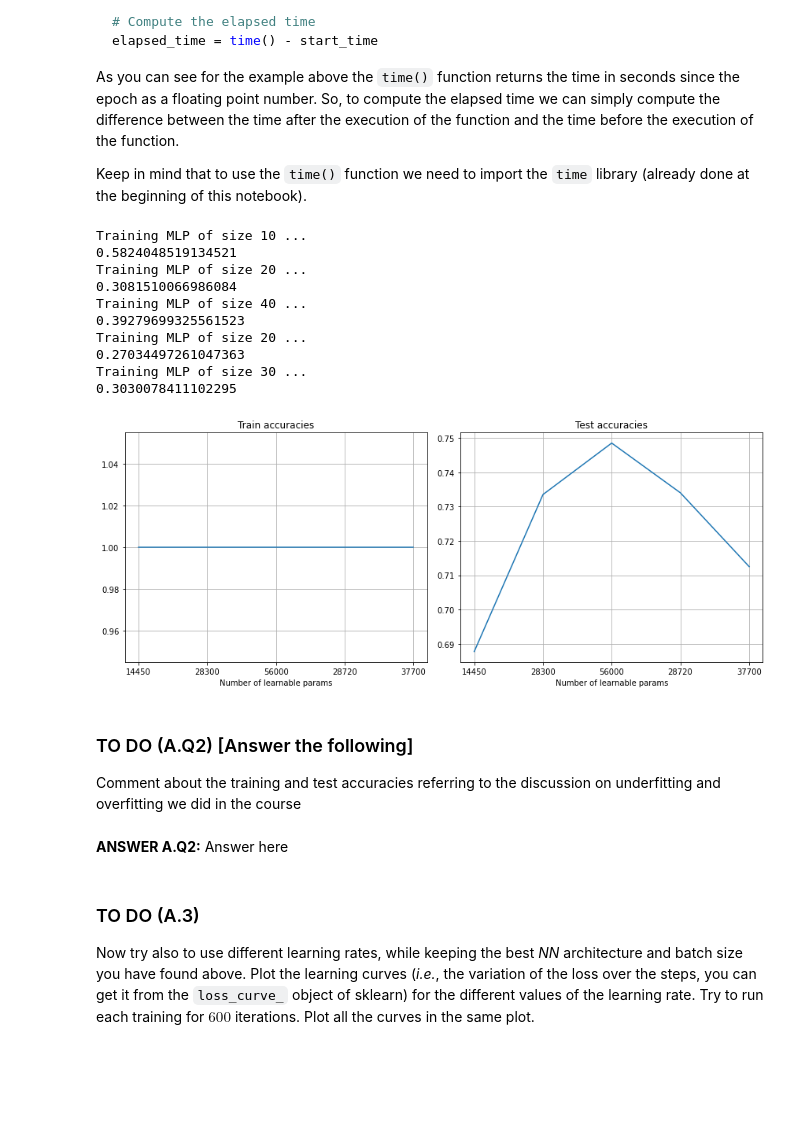
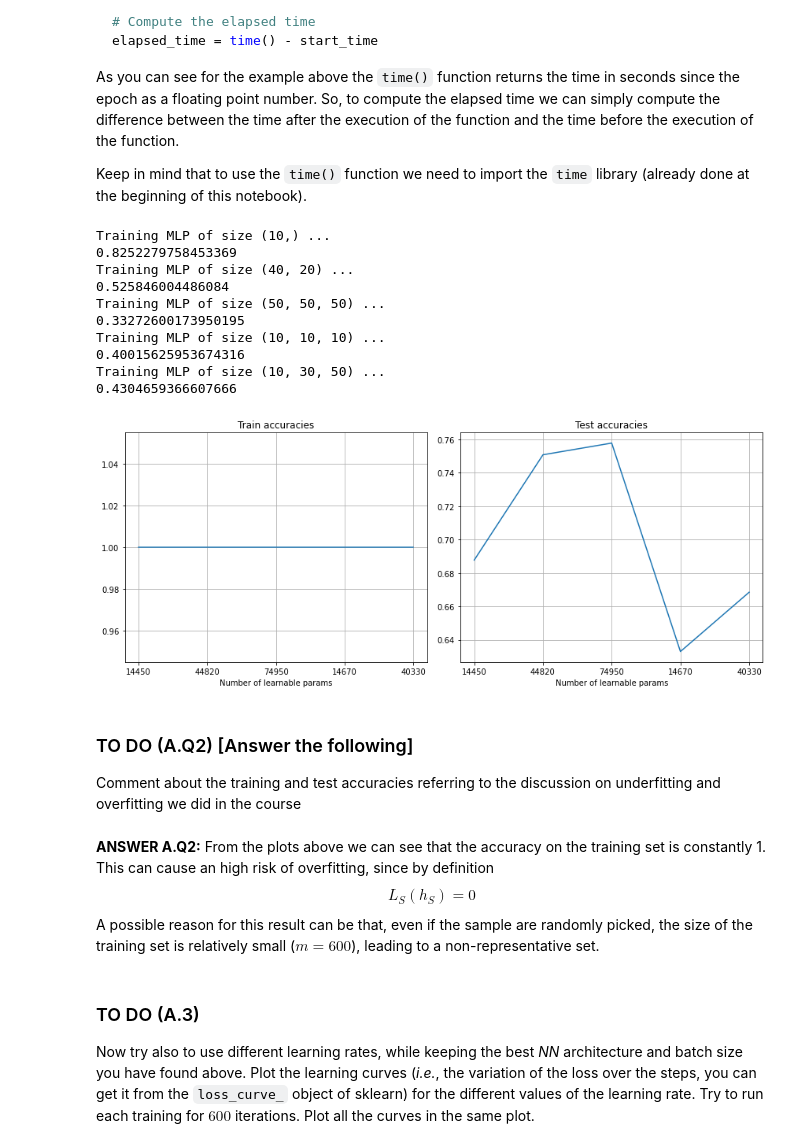
Before and after one commit to LauraRavagnani/Machine_Learning23-24, a Jupyter notebook: 4. Homework 4 and Lab 4-20231212/Ravagnani_Laura_LAB04.ipynb, the cells around one changed output. Saved outputs shown, nothing was run; the diff lists cells and outputs as text; code cells hidden in the pictures; blank space fills up the shorter version.

```diff
--- a/4. Homework 4 and Lab 4-20231212/Ravagnani_Laura_LAB04.ipynb
+++ b/4. Homework 4 and Lab 4-20231212/Ravagnani_Laura_LAB04.ipynb
@@ -223,7 +223,7 @@ Now split into training and test. We start with a small training set of $600$ sa
 # %%
 # Random permute the data (both train and test set) and split into training and
 # test taking the first 600 data samples as training and the rests as test
-# ADD YOUR CODE HERE
+
 perm = np.random.permutation(x.shape[0])    # permutated indices
 
 x = x[perm]     # permutated data
@@ -234,15 +234,15 @@ m_test = 4000
 
 # take for training set only the first 600 entries
 x_train = x[range(m_train),]
-y_train = y[range(m_train),]
+y_train = y[range(m_train)]
 
 # take for test set the next 4000 entries
 x_test = x[range(m_train, m_train + m_test),]
-y_test = y[range(m_train, m_train + m_test),]
+y_test = y[range(m_train, m_train + m_test)]
 
 # Print the number of unique labels (with the correspondent
 # frequency) in the training set and in the test set
-# ADD YOUR CODE HERE
+
 labels_train, freqs_train = np.unique(y_train, return_counts = True)
 labels_test, freqs_test = np.unique(y_test, return_counts = True)
 
@@ -289,19 +289,16 @@ You can reduce the number of iterations if the running time is too long on your
 # %%
 # These are sample values but feel free to change them as you like,
 # try to experiment with different sizes!!
-parameters = {'hidden_layer_sizes': [(10,), (20,), (40,), (20,20,), (40,20,10)]}
+parameters = {'hidden_layer_sizes': [(10,), (40,20), (50, 50, 50), (10, 10,10), (10,30,50)]}
 
 # Create a MLP classifier using scikit-learn
-# ADD YOUR CODE HERE
 classifier = MLPClassifier(max_iter = 200, alpha = 1e-4, solver = 'sgd', tol = 1e-4, learning_rate_init = 0.1, random_state = ID)
 
 # Perform a grid search varying over the given parameters
-# ADD YOUR CODE HERE
 grid = GridSearchCV(classifier, parameters, cv = 5)
 grid.fit(x_train, y_train)
 
 # Print the best estimator parameters
-# ADD YOUR CODE HERE
 best_parameters = grid.best_params_['hidden_layer_sizes']
 print('The best estimator parameters are:', best_parameters)
 # %% [output]
@@ -344,61 +341,58 @@ Keep in mind that to use the `time()` function we need to import the `time` libr
 # %%
 # Define the list of hidden layer sizes to try out (feel free to change)
 # Define also the labels for the plot
-hl_sizes = [(10,), (20,), (40,), (20,20,), (30,30,20)]
+hl_sizes = [(10,), (40,20), (50, 50, 50), (10, 10,10), (10,30,50)]
 hl_labels = [param_count(t, x_train, y_train) for t in hl_sizes]
 
 # Train the MLPs with the different hidden layers sizes and get the accuracies
-s_time = time()  # start time
+#s_time = time()  # start time
 train_acc_list, test_acc_list = [], []  # lists for saving accuracies (train and test)
 
 for hl_size in hl_sizes:
-    print(f"Training MLP of size {hl_size[0]} ...")
+    print(f"Training MLP of size {hl_size} ...")
 
     # Define the MLP object
-    # ADD YOUR CODE HERE
     classifier = MLPClassifier(hidden_layer_sizes = hl_size, max_iter = 200, alpha = 1e-4, solver = 'sgd', tol = 1e-4, learning_rate_init = 0.1, random_state = ID)
-
     # Train the MLP
-    # ADD YOUR CODE HERE
     start_time = time()
     classifier.fit(x_train, y_train)
+    elapsed_time = time() - start_time
+
     classifier.predict(x_test)
-    elapsed_time = time() - start_time
 
     train_acc = classifier.score(x_train, y_train)
     test_acc = classifier.score(x_test, y_test)
+
     # Save the accuracies in the correct lists
-    # ADD YOUR CODE HERE
     train_acc_list.append(train_acc)
     test_acc_list.append(test_acc)
 
     # Print the time needed for training
-    # ADD YOUR CODE HERE
     print(elapsed_time)
 
 # Plot the train and test and train accuracies
 # Suggestions: use the plot_accuracies function
-# ADD YOUR CODE HERE
-
 plot_accuracies([train_acc_list, test_acc_list], [hl_labels, hl_labels], ['Train accuracies', 'Test accuracies'])
 # %% [output]
-Training MLP of size 10 ...
-0.5824048519134521
-Training MLP of size 20 ...
-0.3081510066986084
-Training MLP of size 40 ...
-0.39279699325561523
-Training MLP of size 20 ...
-0.27034497261047363
-Training MLP of size 30 ...
-0.3030078411102295
+Training MLP of size (10,) ...
+0.8252279758453369
+Training MLP of size (40, 20) ...
+0.525846004486084
+Training MLP of size (50, 50, 50) ...
+0.33272600173950195
+Training MLP of size (10, 10, 10) ...
+0.40015625953674316
+Training MLP of size (10, 30, 50) ...
+0.4304659366607666
-[figure, old version]
+[figure, new version]
 # %% [markdown]
 ### TO DO (A.Q2) [Answer the following]
 
 Comment about the training and test accuracies referring to the discussion on underfitting and overfitting we did in the course
-# %% [markdown]
-**ANSWER A.Q2:** Answer here
+# %% [markdown]
+**ANSWER A.Q2:** From the plots above we can see that the accuracy on the training set is constantly 1. This can cause an high risk of overfitting, since by definition
+$$ L_S(h_S)=0$$
+A possible reason for this result can be that, even if the sample are randomly picked, the size of the training set is relatively small ($m = 600$), leading to a non-representative set.
 # %% [markdown]
 ### TO DO (A.3)
 
```
Also changed, not shown: parts of 15 cells of this notebook.
